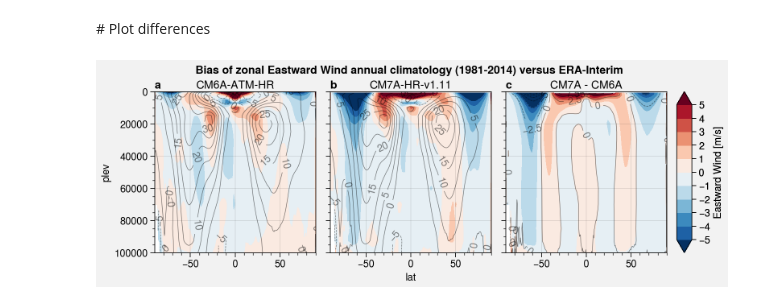
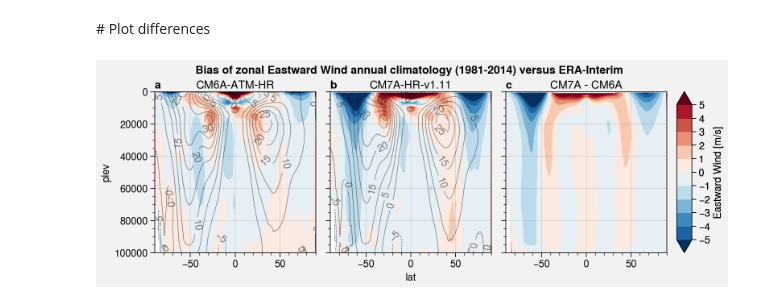
Before and after one commit to mickaellalande/PhD, a Jupyter notebook: CICLAD/Himalaya/CM7A-HR-v1.11/ua_zonal_sfromang.ipynb, the cells around one changed output. Drawn from its saved outputs; the diff is of its cells as text; code cells hidden in the pictures.

```diff
--- a/CICLAD/Himalaya/CM7A-HR-v1.11/ua_zonal_sfromang.ipynb
+++ b/CICLAD/Himalaya/CM7A-HR-v1.11/ua_zonal_sfromang.ipynb
@@ -234,32 +234,33 @@ levels = plot.arange(-5,5,1)
 extend = 'both'
 
 ncols=3
 lw=0.5
 alpha=0.5
 ylim=(100000,0)
 
 f, axs = plot.subplots(ncols=3, nrows=1, axwidth=2)
 
 list_models = ['CM6A-ATM-HR', 'CM7A-HR-v1.11', 'CM7A - CM6A']
 
 
 for i in range(0,3):
     # Model
     m = axs[i].contourf(bias_global[i], cmap=cmap, levels=levels, extend=extend)
-    axs[i].contour(clim_global[i], color='black', labels=True, lw=lw, alpha=alpha)
+    if not i == 2:
+        axs[i].contour(clim_global[i], color='black', labels=True, lw=lw, alpha=alpha)
     axs[i].format(ylim=ylim, title=list_models[i])
 
 f.colorbar(m, label=label + ' ['+units+']', loc='r')
 
 
 axs.format(
     suptitle="Bias of zonal "+label+" annual climatology ("+period.start+"-"+period.stop+") versus ERA-Interim ",
 #     collabels=['Global', 'HMA (60°E-110°E)', 'Global without HMA'],
 #     rowlabels=list_models,
     abc = True
 )
 
 f.save('img/'+var+'_zonal_dynamico_sfromang_'+period.start+'-'+period.stop+'.png')
 # f.save('img/'+var+'_zonal_dynamico_'+period.start+'-'+period.stop+'.pdf')
 # %% [output]
-[figure, old version]
+[figure, new version]
```
Also changed, not shown: 23 other files.
